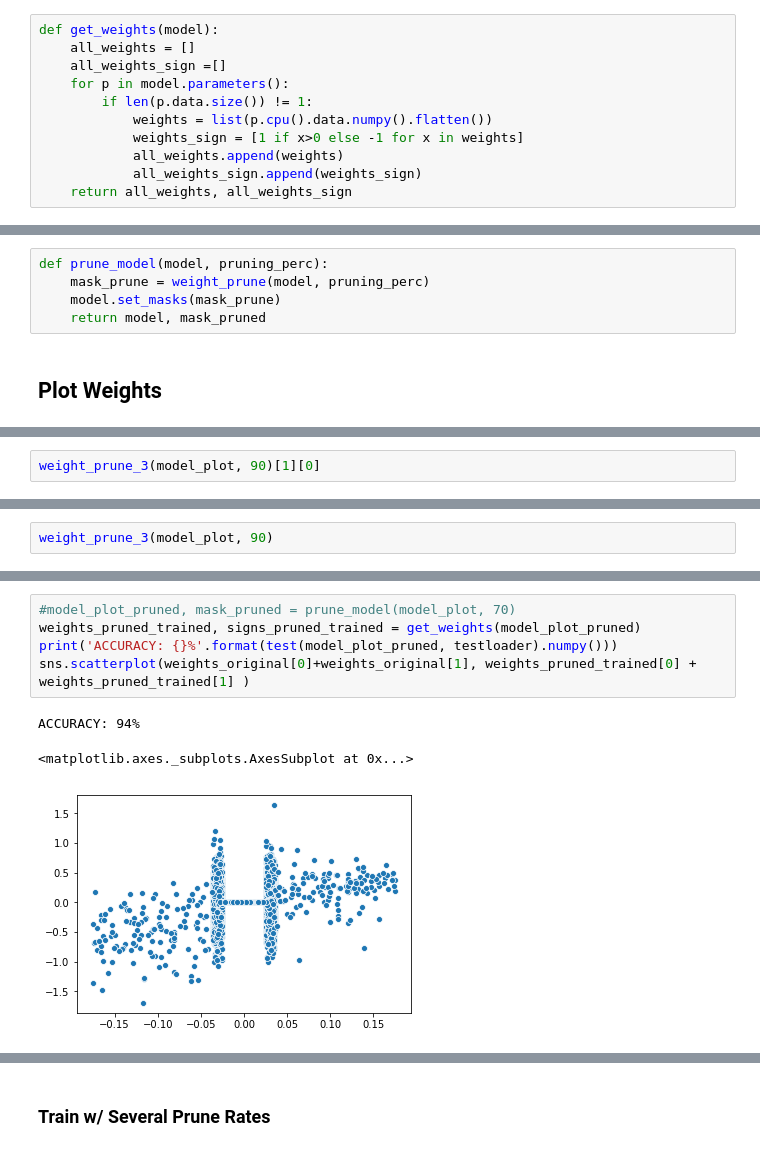
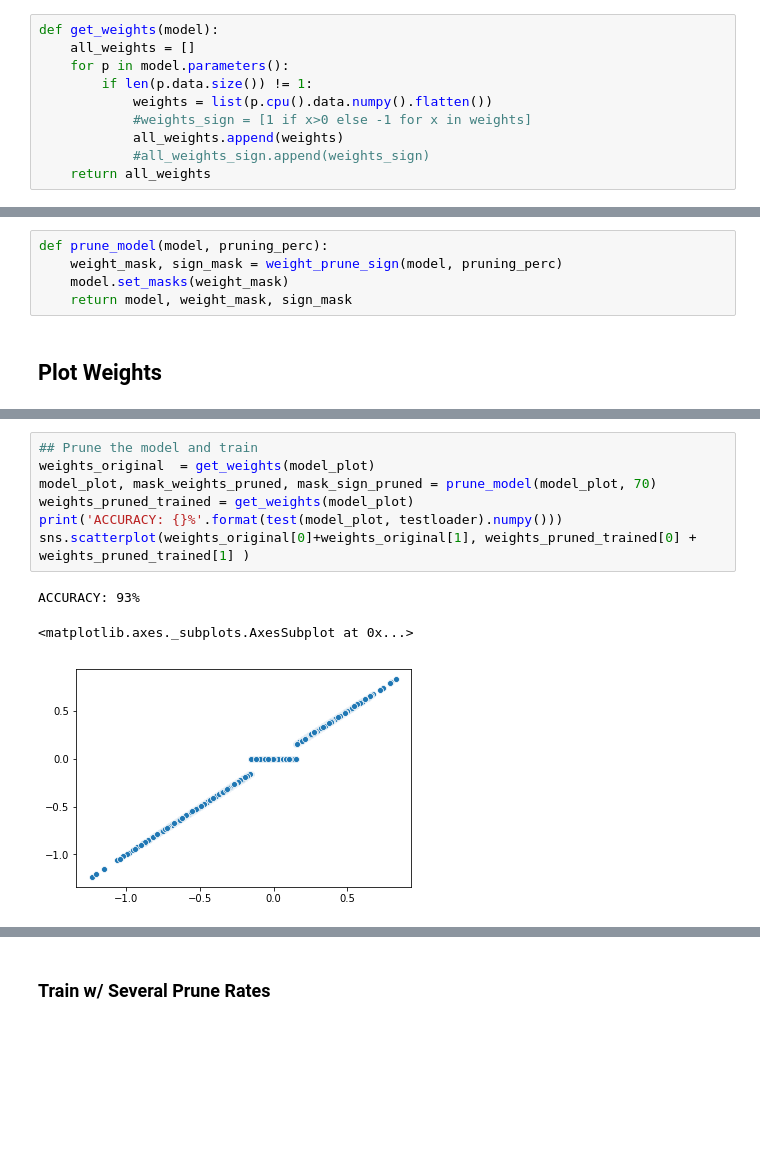
Before and after one commit to rsilveira79/paper_notes, a Jupyter notebook: other_topics/notebooks/lottery_trick_pytorch.ipynb, the cells around one changed output, grey strips where cells are left out. Saved outputs shown, nothing was run; the diff lists cells and outputs as text; blank space fills up the shorter version.

Commit message:
commiting the supermask tests for lottery trick

```diff
--- a/other_topics/notebooks/lottery_trick_pytorch.ipynb
+++ b/other_topics/notebooks/lottery_trick_pytorch.ipynb
@@ -320,14 +282,13 @@ def weight_prune_2(model, pruning_perc, prune_method = 'large final'):
 # %%
 def get_weights(model):
     all_weights = []
-    all_weights_sign =[]
     for p in model.parameters():
         if len(p.data.size()) != 1:
             weights = list(p.cpu().data.numpy().flatten())
-            weights_sign = [1 if x>0 else -1 for x in weights]
+            #weights_sign = [1 if x>0 else -1 for x in weights]
             all_weights.append(weights)
-            all_weights_sign.append(weights_sign)
-    return all_weights, all_weights_sign
+            #all_weights_sign.append(weights_sign)
+    return all_weights
 # %%
 def count_zeros_percentage(vec):
     return np.count_nonzero(vec.flatten()==0)/vec.flatten().shape[0]
@@ -335,9 +296,9 @@ def count_zeros_percentage_list(vec):
     return np.count_nonzero(np.array(vec)==0.0)/len(vec)
 # %%
 def prune_model(model, pruning_perc):
-    mask_prune = weight_prune(model, pruning_perc)
-    model.set_masks(mask_prune)
-    return model, mask_pruned
+    weight_mask, sign_mask = weight_prune_sign(model, pruning_perc)
+    model.set_masks(weight_mask)
+    return model, weight_mask, sign_mask
 # %% [markdown]
 ## Plot Weights
 # %%
@@ -358,2 +309,0 @@ tensor([[-0.0067, -0.0279,  0.0224,  ..., -0.0251,  0.0203, -0.0265],
-# %%
-weight_prune_3(model_plot, 90)[1][0]
@@ -369,2 +309,0 @@ tensor([[-1., -1.,  1.,  ..., -1.,  1., -1.],
-# %%
-weight_prune_3(model_plot, 90)
@@ -484,10 +332,12 @@ train(model_plot_pruned, trainloader, criterion, optimizer, n_epochs = params['n
 # %%
-#model_plot_pruned, mask_pruned = prune_model(model_plot, 70)
-weights_pruned_trained, signs_pruned_trained = get_weights(model_plot_pruned)
-print('ACCURACY: {}%'.format(test(model_plot_pruned, testloader).numpy()))
+## Prune the model and train
+weights_original  = get_weights(model_plot)
+model_plot, mask_weights_pruned, mask_sign_pruned = prune_model(model_plot, 70)
+weights_pruned_trained = get_weights(model_plot)
+print('ACCURACY: {}%'.format(test(model_plot, testloader).numpy()))
 sns.scatterplot(weights_original[0]+weights_original[1], weights_pruned_trained[0] + weights_pruned_trained[1] )
 # %% [output]
-ACCURACY: 94%
+ACCURACY: 93%
 <matplotlib.axes._subplots.AxesSubplot at 0x...>
-[figure, old version]
+[figure, new version]
 # %%
```
Also changed, not shown: parts of 31 cells of this notebook, 4 other files.
